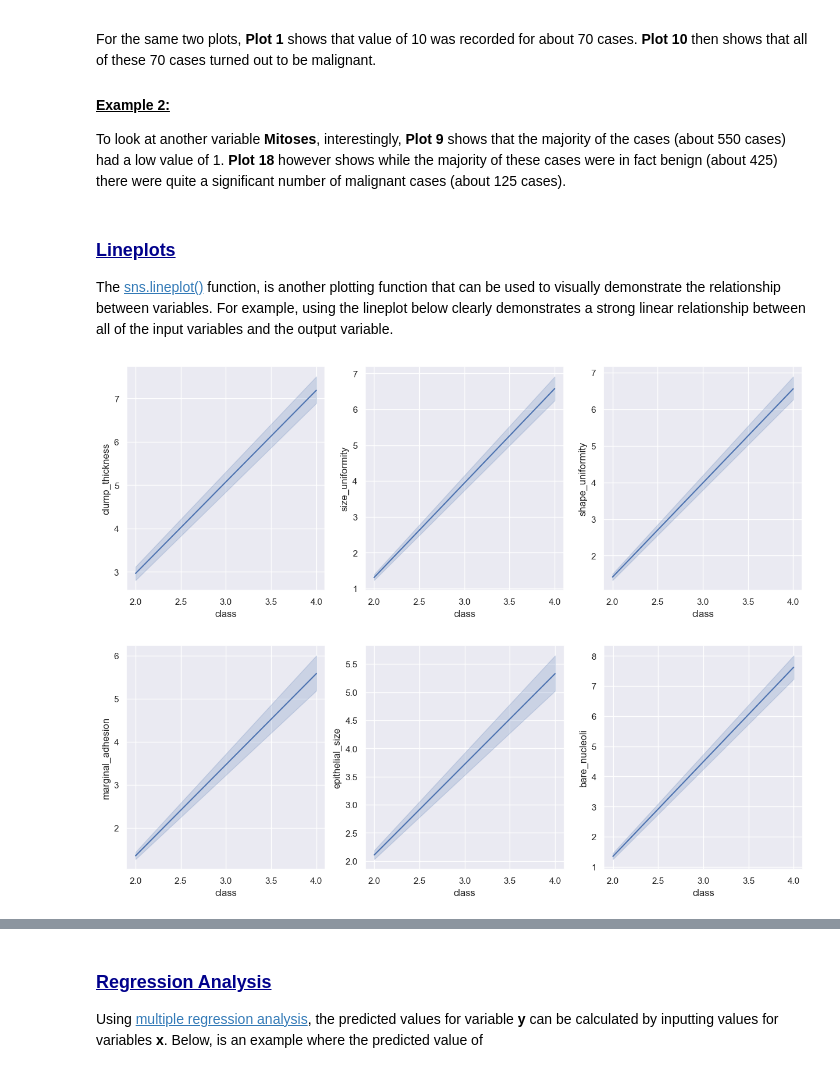
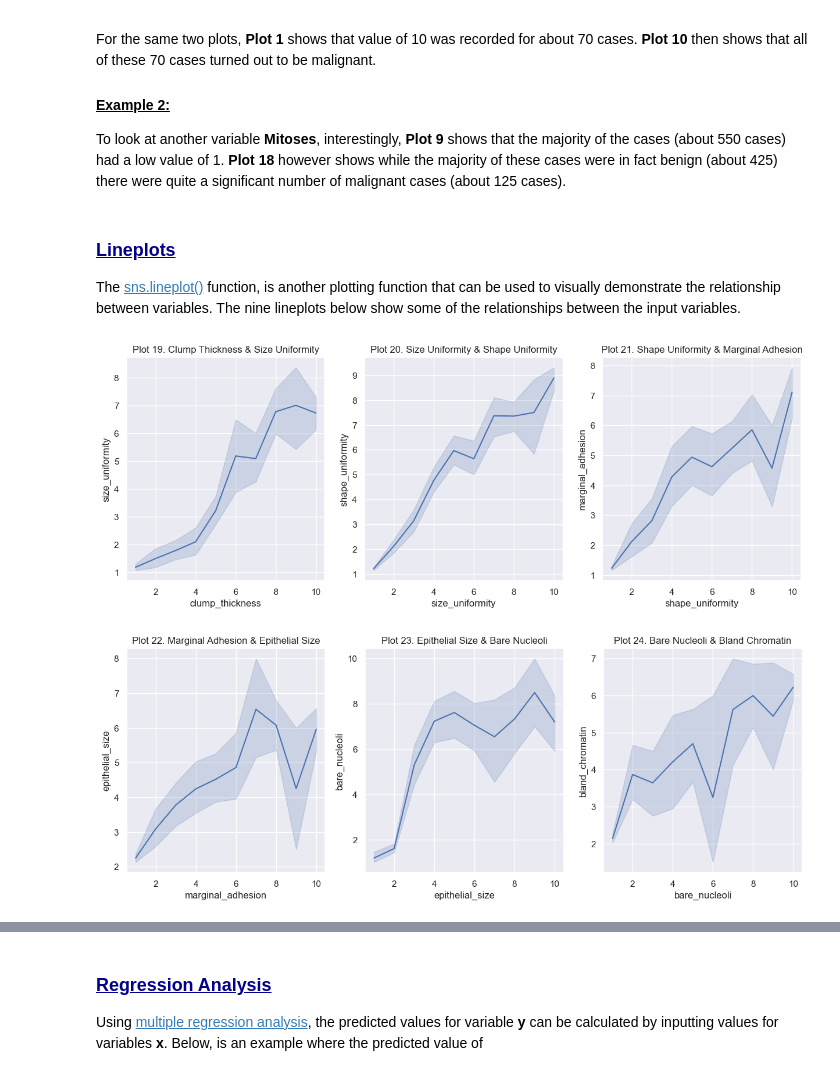
Before and after one commit to OCorry/PfDA-2022-Project-2, a Jupyter notebook: PfDA-2022-Project-2.ipynb, the cells around one changed output, grey strips where cells are left out. Saved outputs shown, nothing was run; the diff lists cells and outputs as text; code cells hidden in the pictures.

```diff
--- a/PfDA-2022-Project-2.ipynb
+++ b/PfDA-2022-Project-2.ipynb
@@ -513,45 +513,51 @@ To look at another variable **Mitoses**, interestingly, **Plot 9** shows that th
 # %% [markdown]
 ### <font color=darkblue><ins>Lineplots</ins></font>
 
-The <a href="https://seaborn.pydata.org/generated/seaborn.lineplot.html#seaborn.lineplot" target="_top">sns.lineplot()</a> function, is another plotting function that can be used to visually demonstrate the relationship between variables. For example, using the lineplot below clearly demonstrates a strong linear relationship between all of the input variables and the output variable.
+The <a href="https://seaborn.pydata.org/generated/seaborn.lineplot.html#seaborn.lineplot" target="_top">sns.lineplot()</a> function, is another plotting function that can be used to visually demonstrate the relationship between variables. The nine lineplots below show some of the relationships between the input variables.
 # %%
 sns.set(style = 'darkgrid')
 plt.figure(figsize=(15,5))
 
 plt.subplot(1,3,1)
-sns.lineplot(x ="class", y = 'clump_thickness', data = df)
+sns.lineplot(x ="clump_thickness", y = 'size_uniformity',  data = df)
+plt.title("Plot 19. Clump Thickness & Size Uniformity")
 
 
 plt.subplot(1,3,2)
-sns.lineplot(x ="class", y = 'size_uniformity', data = df)
+sns.lineplot(x ="size_uniformity", y = 'shape_uniformity', data = df)
+plt.title("Plot 20. Size Uniformity & Shape Uniformity")
 
 
 plt.subplot(1,3,3)
-sns.lineplot(x ="class", y = 'shape_uniformity', data = df)
+sns.lineplot(x ="shape_uniformity", y = 'marginal_adhesion', data = df)
+plt.title("Plot 21. Shape Uniformity & Marginal Adhesion")
 
 
 plt.show()
 # %% [output]
-[figure, old version]
+[figure, new version]
 # %%
 sns.set(style = 'darkgrid')
 plt.figure(figsize=(15,5))
 
 plt.subplot(1,3,1)
-sns.lineplot(x ="class", y = 'marginal_adhesion', data = df)
+sns.lineplot(x ="marginal_adhesion", y = 'epithelial_size', data = df)
+plt.title("Plot 22. Marginal Adhesion & Epithelial Size")
 
 
 plt.subplot(1,3,2)
-sns.lineplot(x ="class", y = 'epithelial_size', data = df)
+sns.lineplot(x ="epithelial_size", y = 'bare_nucleoli', data = df)
+plt.title("Plot 23. Epithelial Size & Bare Nucleoli")
 
 
 plt.subplot(1,3,3)
-sns.lineplot(x ="class", y = 'bare_nucleoli', data = df)
+sns.lineplot(x ="bare_nucleoli", y = 'bland_chromatin', data = df)
+plt.title("Plot 24. Bare Nucleoli & Bland Chromatin")
 
 
 plt.show()
 # %% [output]
-[figure, old version]
+[figure, new version]
 # %%
 sns.set(style = 'darkgrid')
 plt.figure(figsize=(15,5))
```
Also changed, not shown: parts of 13 cells of this notebook.
